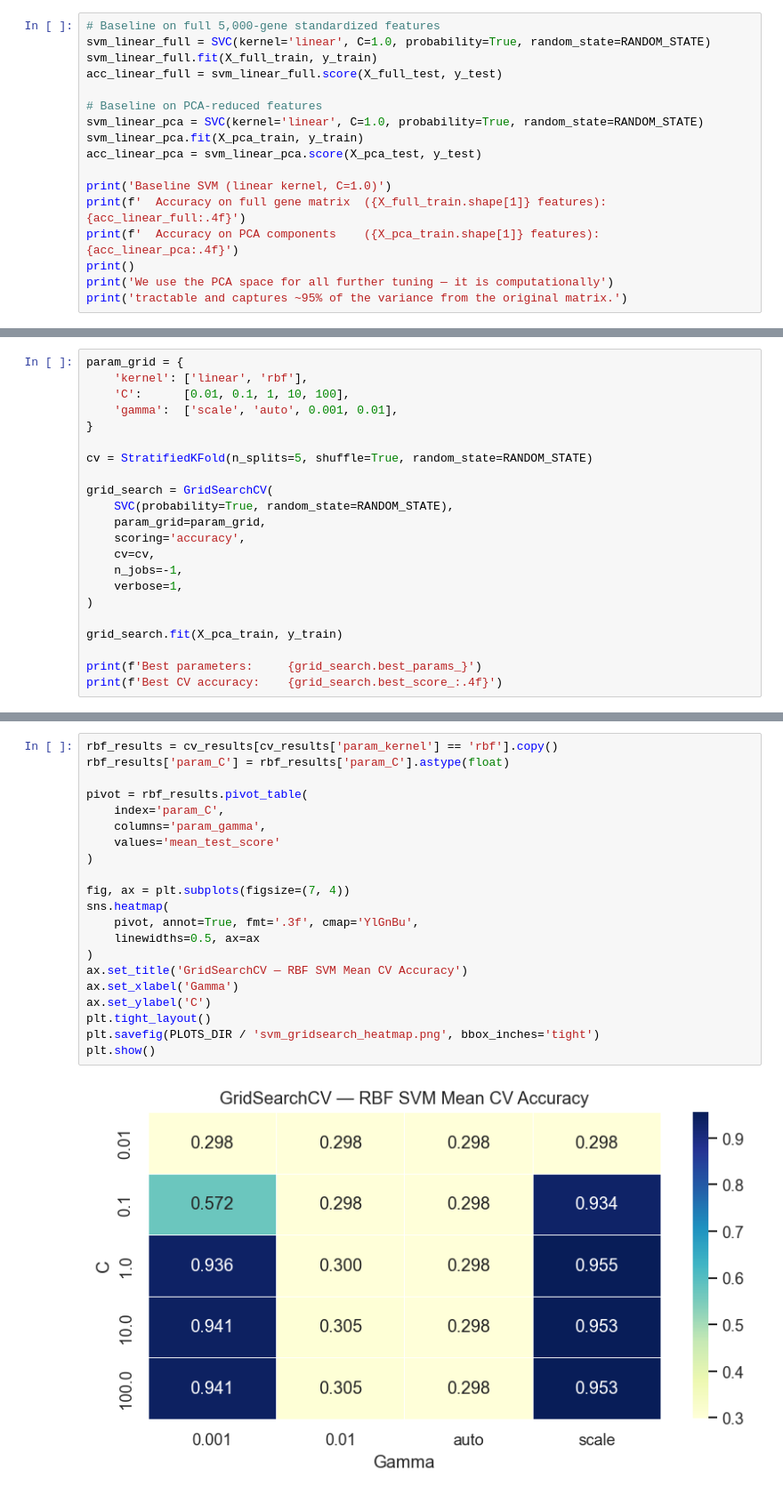
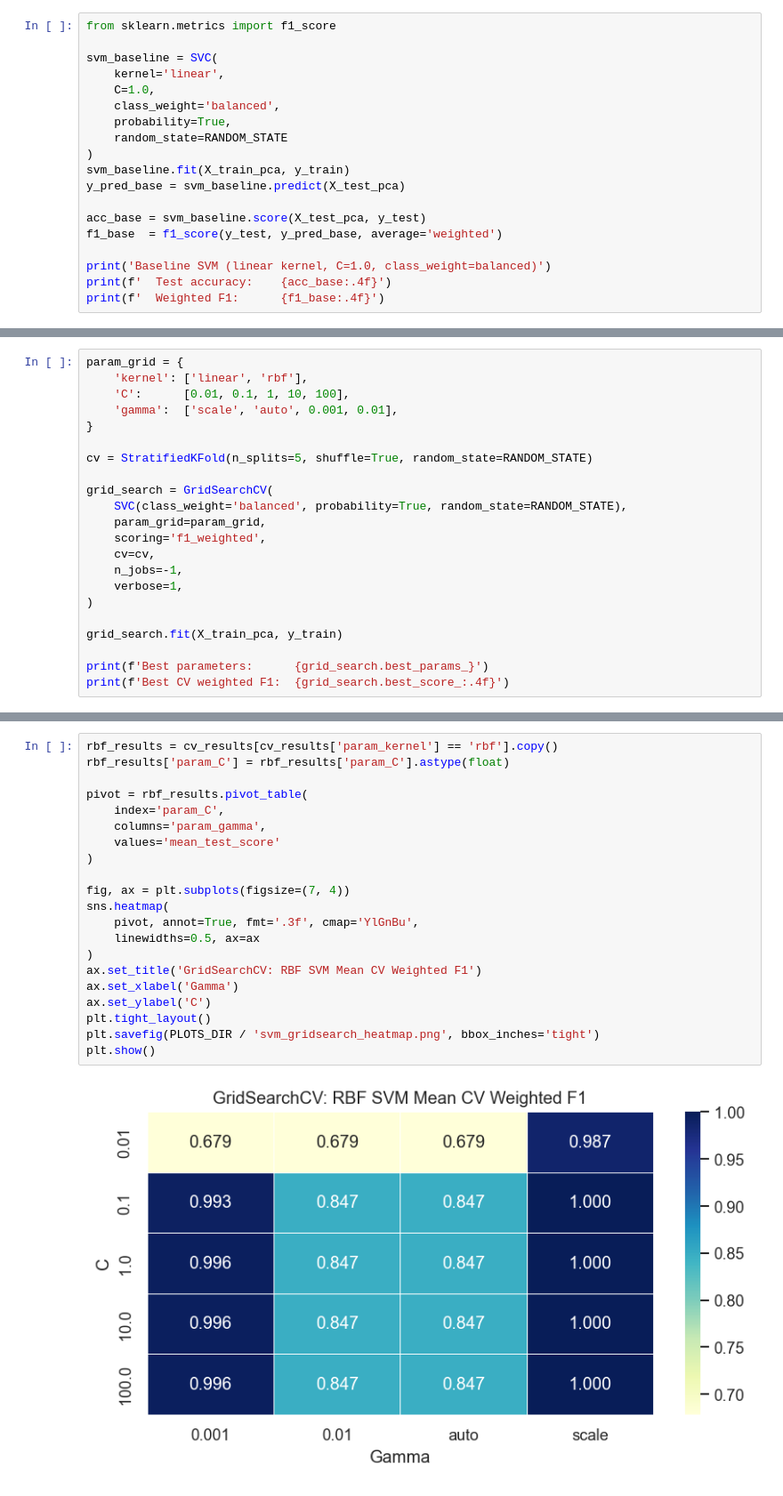
Before and after one commit to gpskentzos/DATA5322-CancerGenomeAtlas-Analysis, a Jupyter notebook: notebooks/paul_preprocessing_svm.ipynb, the cells around one changed output, grey strips where cells are left out. Shown at 89% size. Cells and saved outputs as stored; diff of their text form.

Commit message:
Updated the SVM notebook and ensure that the images are added to git.
Signed-off-by: gpskentzos <skentzos@mac.com>

```diff
--- a/notebooks/paul_preprocessing_svm.ipynb
+++ b/notebooks/paul_preprocessing_svm.ipynb
@@ -197,18 +260,20 @@ We train on **both feature spaces** (variance-filtered genes and PCA components)
 # %%
-# Baseline on full 5,000-gene standardized features
-svm_linear_full = SVC(kernel='linear', C=1.0, probability=True, random_state=RANDOM_STATE)
-svm_linear_full.fit(X_full_train, y_train)
-acc_linear_full = svm_linear_full.score(X_full_test, y_test)
+from sklearn.metrics import f1_score
 
-# Baseline on PCA-reduced features
-svm_linear_pca = SVC(kernel='linear', C=1.0, probability=True, random_state=RANDOM_STATE)
-svm_linear_pca.fit(X_pca_train, y_train)
-acc_linear_pca = svm_linear_pca.score(X_pca_test, y_test)
+svm_baseline = SVC(
+    kernel='linear',
+    C=1.0,
+    class_weight='balanced',
+    probability=True,
+    random_state=RANDOM_STATE
+)
+svm_baseline.fit(X_train_pca, y_train)
+y_pred_base = svm_baseline.predict(X_test_pca)
 
-print('Baseline SVM (linear kernel, C=1.0)')
-print(f'  Accuracy on full gene matrix  ({X_full_train.shape[1]} features): {acc_linear_full:.4f}')
-print(f'  Accuracy on PCA components    ({X_pca_train.shape[1]} features): {acc_linear_pca:.4f}')
-print()
-print('We use the PCA space for all further tuning — it is computationally')
-print('tractable and captures ~95% of the variance from the original matrix.')
+acc_base = svm_baseline.score(X_test_pca, y_test)
+f1_base  = f1_score(y_test, y_pred_base, average='weighted')
+
+print('Baseline SVM (linear kernel, C=1.0, class_weight=balanced)')
+print(f'  Test accuracy:    {acc_base:.4f}')
+print(f'  Weighted F1:      {f1_base:.4f}')
 # %% [output]
@@ -249,17 +308,17 @@ param_grid = {
 cv = StratifiedKFold(n_splits=5, shuffle=True, random_state=RANDOM_STATE)
 
 grid_search = GridSearchCV(
-    SVC(probability=True, random_state=RANDOM_STATE),
+    SVC(class_weight='balanced', probability=True, random_state=RANDOM_STATE),
     param_grid=param_grid,
-    scoring='accuracy',
+    scoring='f1_weighted',
     cv=cv,
     n_jobs=-1,
     verbose=1,
 )
 
-grid_search.fit(X_pca_train, y_train)
+grid_search.fit(X_train_pca, y_train)
 
-print(f'Best parameters:     {grid_search.best_params_}')
-print(f'Best CV accuracy:    {grid_search.best_score_:.4f}')
+print(f'Best parameters:      {grid_search.best_params_}')
+print(f'Best CV weighted F1:  {grid_search.best_score_:.4f}')
 # %% [output]
 Fitting 5 folds for each of 40 candidates, totalling 200 fits
@@ -298,24 +360,24 @@ A heatmap of mean CV accuracy across `C` and `gamma` (for the RBF kernel) makes
 # %%
 rbf_results = cv_results[cv_results['param_kernel'] == 'rbf'].copy()
 rbf_results['param_C'] = rbf_results['param_C'].astype(float)
 
 pivot = rbf_results.pivot_table(
     index='param_C',
     columns='param_gamma',
     values='mean_test_score'
 )
 
 fig, ax = plt.subplots(figsize=(7, 4))
 sns.heatmap(
     pivot, annot=True, fmt='.3f', cmap='YlGnBu',
     linewidths=0.5, ax=ax
 )
-ax.set_title('GridSearchCV — RBF SVM Mean CV Accuracy')
+ax.set_title('GridSearchCV: RBF SVM Mean CV Weighted F1')
 ax.set_xlabel('Gamma')
 ax.set_ylabel('C')
 plt.tight_layout()
 plt.savefig(PLOTS_DIR / 'svm_gridsearch_heatmap.png', bbox_inches='tight')
 plt.show()
 # %% [output]
-[figure, old version]
+[figure, new version]
 # %% [markdown]
```
Also changed, not shown: parts of 39 cells of this notebook, 8 other files.
